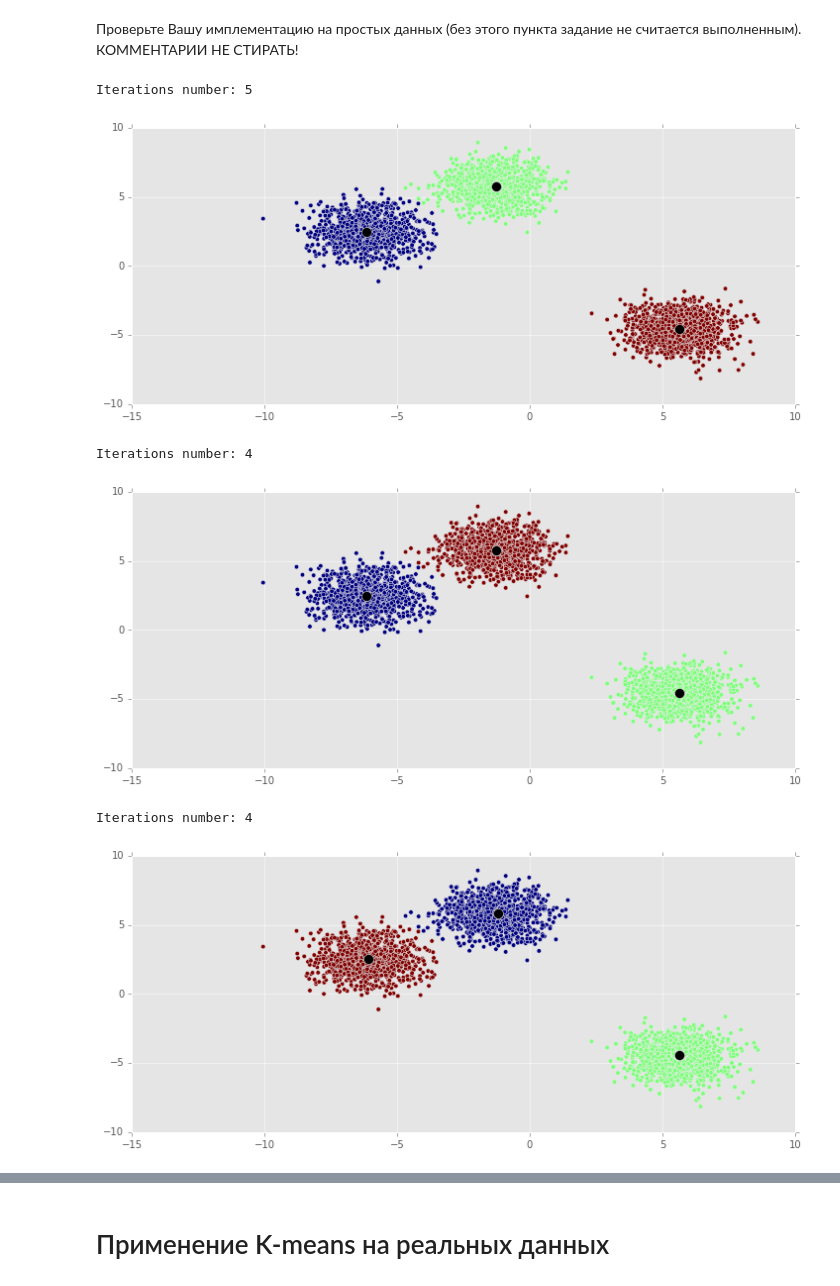
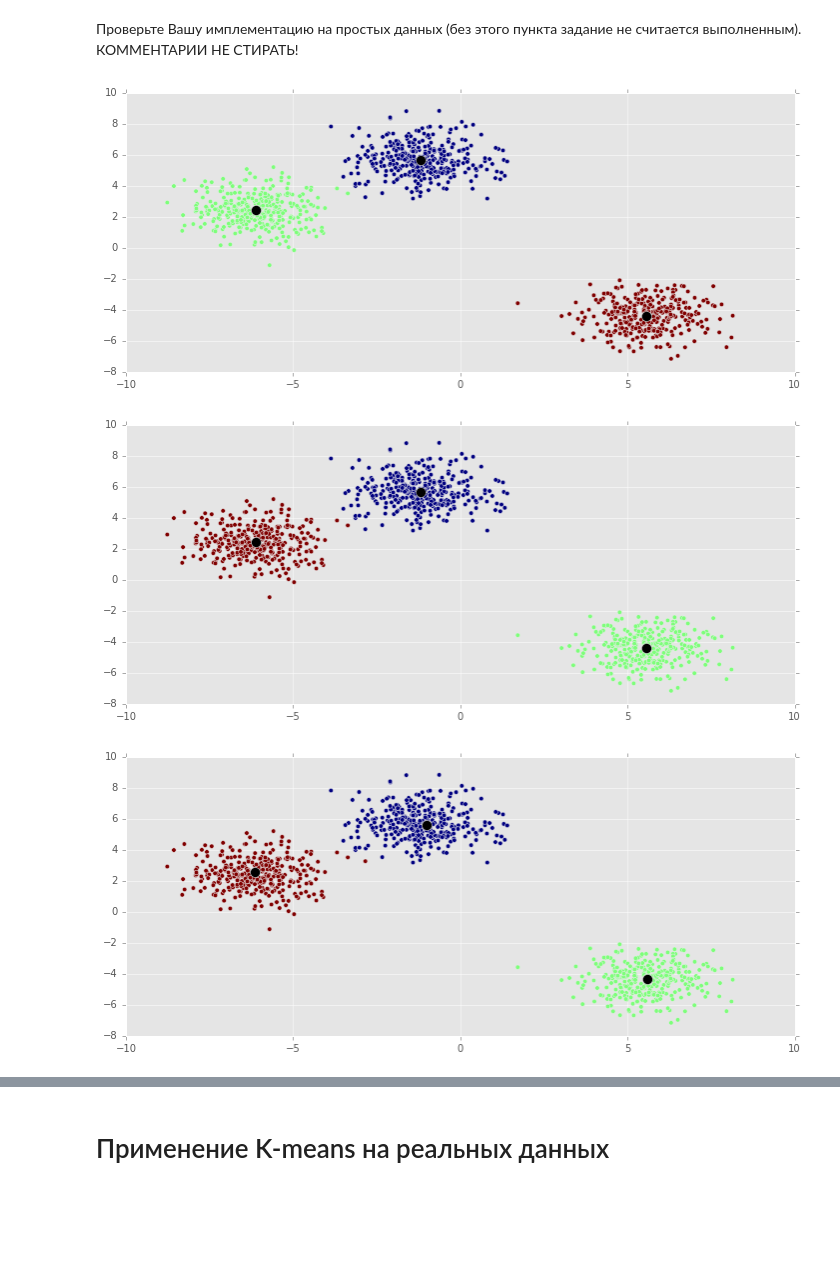
Before and after one commit to dokshina/dm_homework, a Jupyter notebook: dokshina_hw1.ipynb, the cells around one changed output, grey strips where cells are left out. Drawn from its saved outputs; the diff is of its cells as text; code cells hidden in the pictures; blank space fills up the shorter version.

```diff
--- a/dokshina_hw1.ipynb
+++ b/dokshina_hw1.ipynb
@@ -266,7 +245,7 @@ Iterations number: 2
 # %%
 ## Работоспособность KMeans
 
-X, y = make_blobs(n_samples=3000, n_features=2, centers=3, cluster_std=1,
+X, y = make_blobs(n_samples=1000, n_features=2, centers=3, cluster_std=1,
            center_box=(-10.0, 10.0), shuffle=False, random_state=1234)
 
 model = KMeans(k=3,  init='random', random_state=123)
@@ -281,35 +260,33 @@ plt.show()
 # но иногда один из них разбит пополам, а два других объединены.
 # Вероятно, это происходит, когда две случайно выбранные начальные координаты центров попадают в один кластер.
 # %% [output]
-Iterations number: 5
-[figure, old version]
+[figure, new version]
 # %%
 ## Работоспособность KMeans++
 
-X, y = make_blobs(n_samples=3000, n_features=2, centers=3, cluster_std=1,
+X, y = make_blobs(n_samples=1000, n_features=2, centers=3, cluster_std=1,
            center_box=(-10.0, 10.0), shuffle=False, random_state=1234)
 
 model = KMeans(k=3,  init='k-means')
 model.fit(X)
 y, centers = model.predict(X)
 
 plt.scatter(X[:,0], X[:, 1], c=y)
 plt.scatter(centers[:, 0], centers[:, 1], s=100, c='black')
 plt.show()
 
 # Почти всегда разбивает правильно на 3 кластера,
 # но иногда один из них разбит пополам, а два других объединены (вроде бы реже, чем при обычном k-means)
 # Происходит это потому что выбор нового центроида тоже происходит случайно.
 # %% [output]
-Iterations number: 4
-[figure, old version]
+[figure, new version]
 # %%
 ## Работоспособность KMeans с MiniBatchKMeans
 
-X, y = make_blobs(n_samples=3000, n_features=2, centers=3, cluster_std=1,
+X, y = make_blobs(n_samples=1000, n_features=2, centers=3, cluster_std=1,
            center_box=(-10.0, 10.0), shuffle=False, random_state=1234)
 
-model = MiniBatchKMeans(k=3,  init='random', random_state=123, batch_size=100, max_iter=5)
+model = MiniBatchKMeans(k=3,  init='random', random_state=123, batch_size=50, max_iter=10)
 model.fit(X)
 y, centers = model.predict(X)
 
@@ -317,8 +294,7 @@ plt.scatter(X[:,0], X[:, 1], c=y)
 plt.scatter(centers[:, 0], centers[:, 1], s=100, c='black')
 plt.show()
 # %% [output]
-Iterations number: 4
-[figure, old version]
+[figure, new version]
 # %%
 ## Работоспособность KMeans++ с MiniBatchKMeans
 
```
Also changed, not shown: parts of 13 cells of this notebook.
